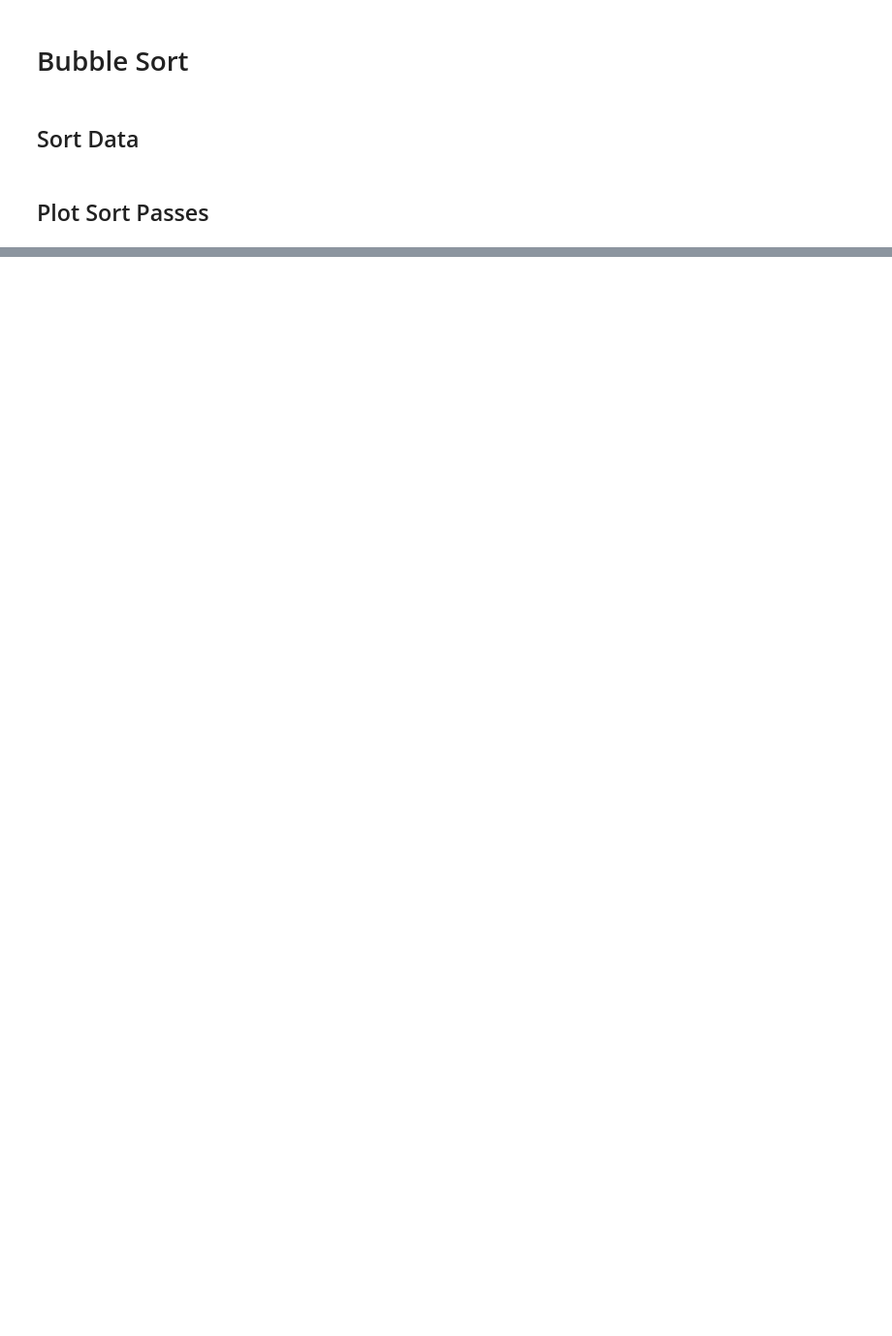
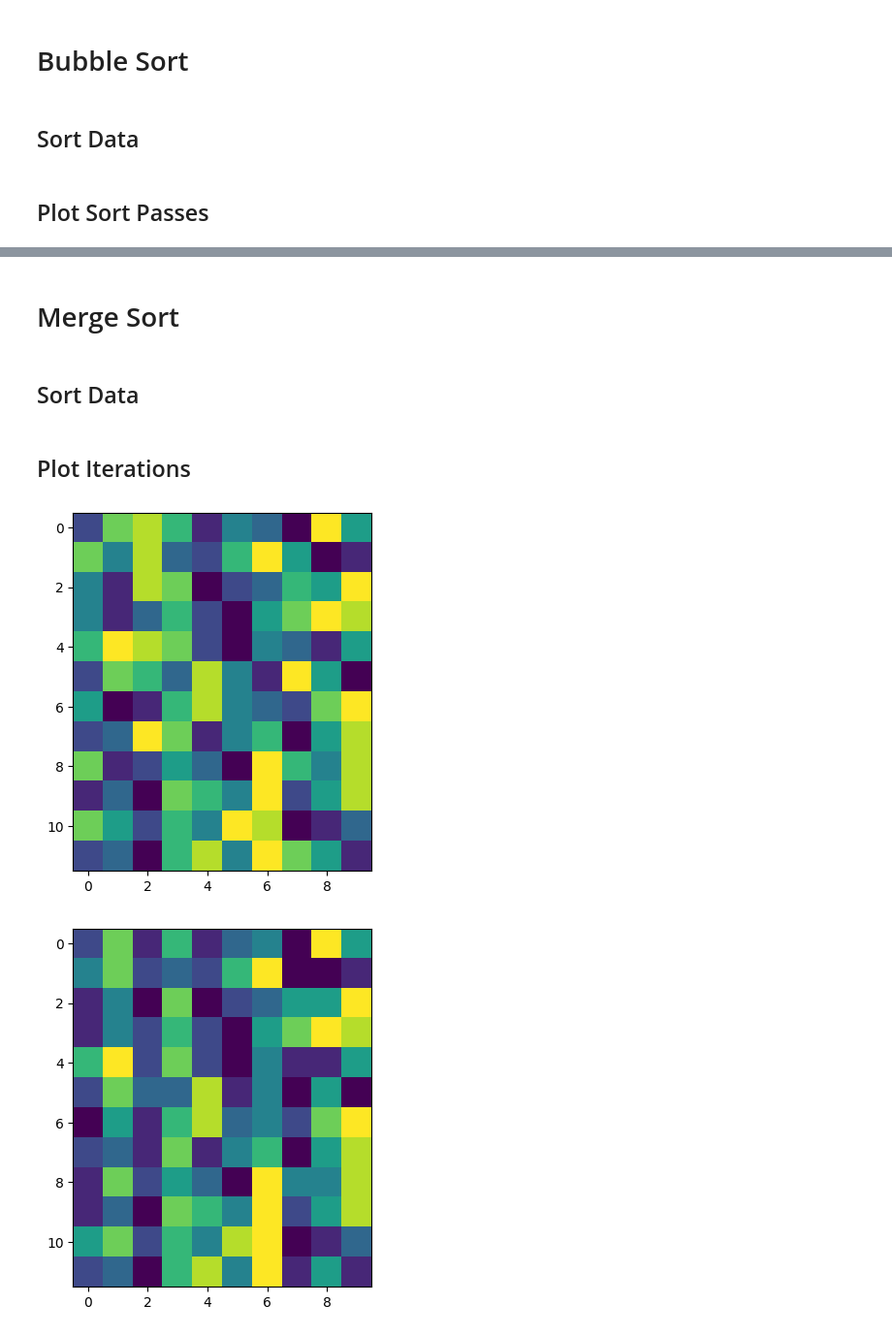
Before and after one commit to GeoffBarrett/SortViz, a Jupyter notebook: sortviz/notebooks/sorters.ipynb, the cells around one changed output, grey strips where cells are left out. Shown: that part at 97% size. Cells and saved outputs as stored; diff of their text form; code cells hidden in the pictures; blank space fills up the shorter version.

Commit message:
Finalized Merge Sort.

```diff
--- a/sortviz/notebooks/sorters.ipynb
+++ b/sortviz/notebooks/sorters.ipynb
@@ -48,0 +50,4 @@ m_utils.plot_sort("bubble_sort.json")
+# %% [markdown]
+# Merge Sort
+# %% [markdown]
+## Sort Data
@@ -48,0 +58,7 @@ m_utils.plot_sort("bubble_sort.json")
+# %% [markdown]
+## Plot Iterations
+# %%
+m_utils.plot_sort("merge_sort.json")
+# %% [output]
+[figure, added]
+[figure, added]
```
Also changed, not shown: parts of 9 cells of this notebook, 3 other files.
